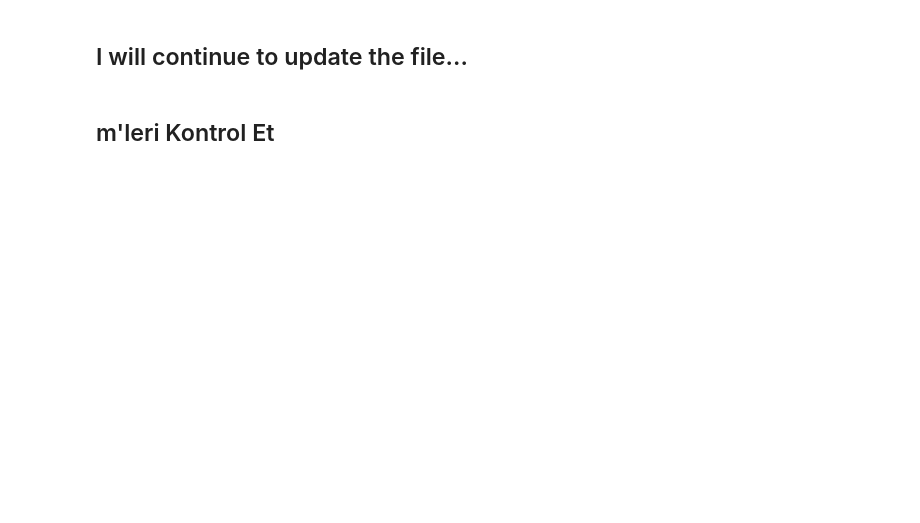
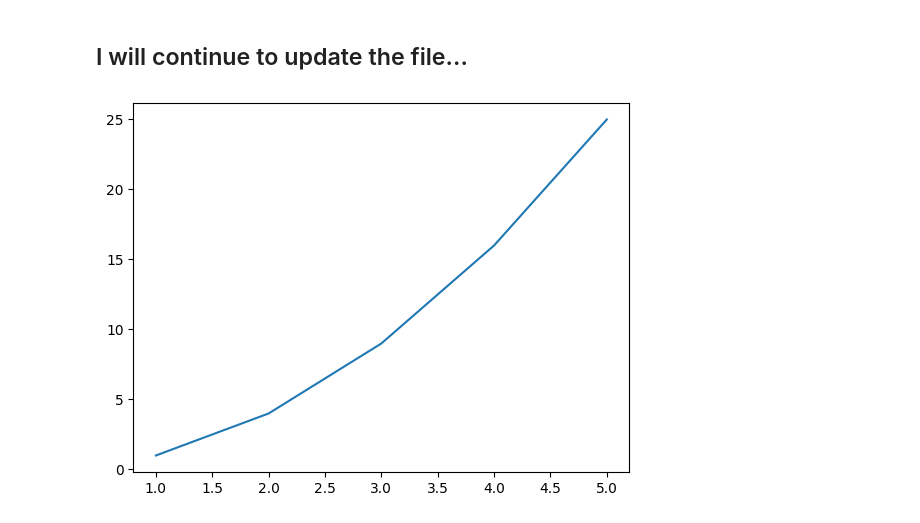
Before and after one commit to halilbakar/Halbach-Array-Magnetic-Field-Simulation, a Jupyter notebook: Halbach Array Simulation.ipynb, the cells around one changed output. Cells and saved outputs as stored; diff of their text form; code cells hidden in the pictures; blank space fills up the shorter version.

```diff
--- a/Halbach Array Simulation.ipynb
+++ b/Halbach Array Simulation.ipynb
@@ -222,2 +268,14 @@ print(array)
-# %% [markdown]
-## m'leri Kontrol Et
+# %%
+from matplotlib import pyplot as plt
+class MyClass:
+    def __init__(self,x,y):
+        self.x=x
+        self.y=y
+    def make_plot(self):
+        plt.plot(self.x,self.y)
+        plt.show()
+
+obj=MyClass([1,2,3,4,5],[1,4,9,16,25])
+obj.make_plot()
+# %% [output]
+[figure, added]
```
Also changed, not shown: parts of 8 cells of this notebook.
